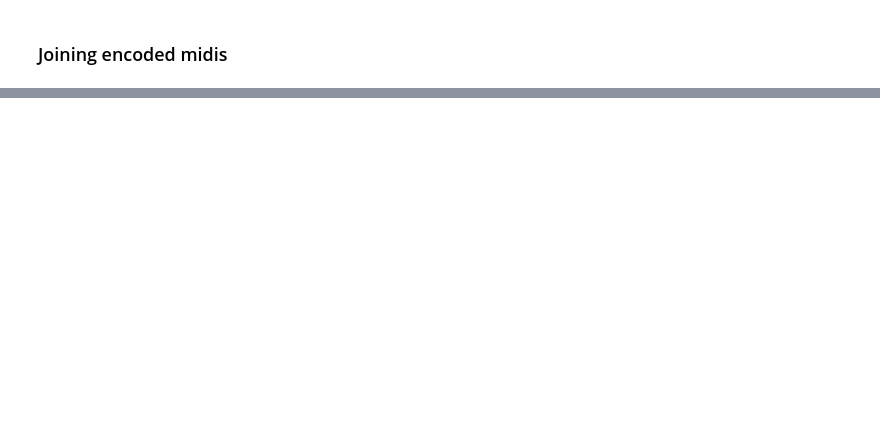
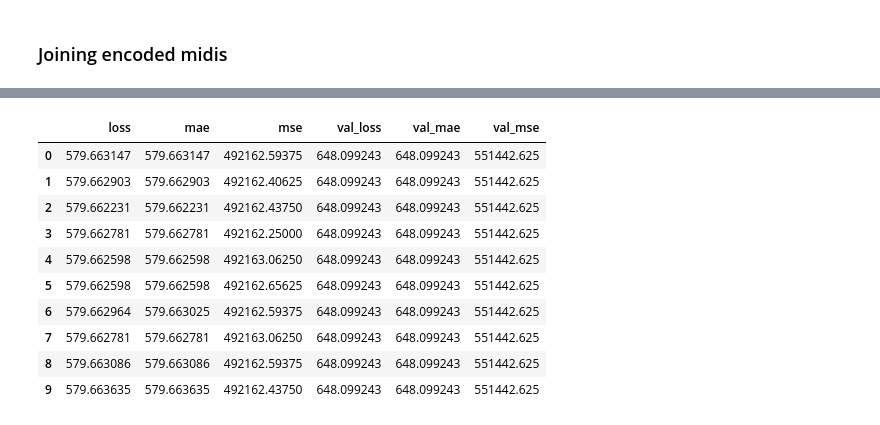
Before and after one commit to WuzI38/Jupyter, a Jupyter notebook: MidiGenFinal.ipynb, the cells around one changed output, grey strips where cells are left out. Saved outputs shown, nothing was run; the diff lists cells and outputs as text; code cells hidden in the pictures; blank space fills up the shorter version.

```diff
--- a/MidiGenFinal.ipynb
+++ b/MidiGenFinal.ipynb
@@ -431,0 +641,14 @@ divider = int(len(X_set) * TRAIN_TEST)
+# %%
+history_df
+# %% [output]
+|  | loss | mae | mse | val_loss | val_mae | val_mse |
+| 0 | 579.663147 | 579.663147 | 492162.59375 | 648.099243 | 648.099243 | 551442.625 |
+| 1 | 579.662903 | 579.662903 | 492162.40625 | 648.099243 | 648.099243 | 551442.625 |
+| 2 | 579.662231 | 579.662231 | 492162.43750 | 648.099243 | 648.099243 | 551442.625 |
+| 3 | 579.662781 | 579.662781 | 492162.25000 | 648.099243 | 648.099243 | 551442.625 |
+| 4 | 579.662598 | 579.662598 | 492163.06250 | 648.099243 | 648.099243 | 551442.625 |
+| 5 | 579.662598 | 579.662598 | 492162.65625 | 648.099243 | 648.099243 | 551442.625 |
+| 6 | 579.662964 | 579.663025 | 492162.59375 | 648.099243 | 648.099243 | 551442.625 |
+| 7 | 579.662781 | 579.662781 | 492163.06250 | 648.099243 | 648.099243 | 551442.625 |
+| 8 | 579.663086 | 579.663086 | 492162.59375 | 648.099243 | 648.099243 | 551442.625 |
+| 9 | 579.663635 | 579.663635 | 492162.43750 | 648.099243 | 648.099243 | 551442.625 |
```
Also changed, not shown: parts of 40 cells of this notebook.
